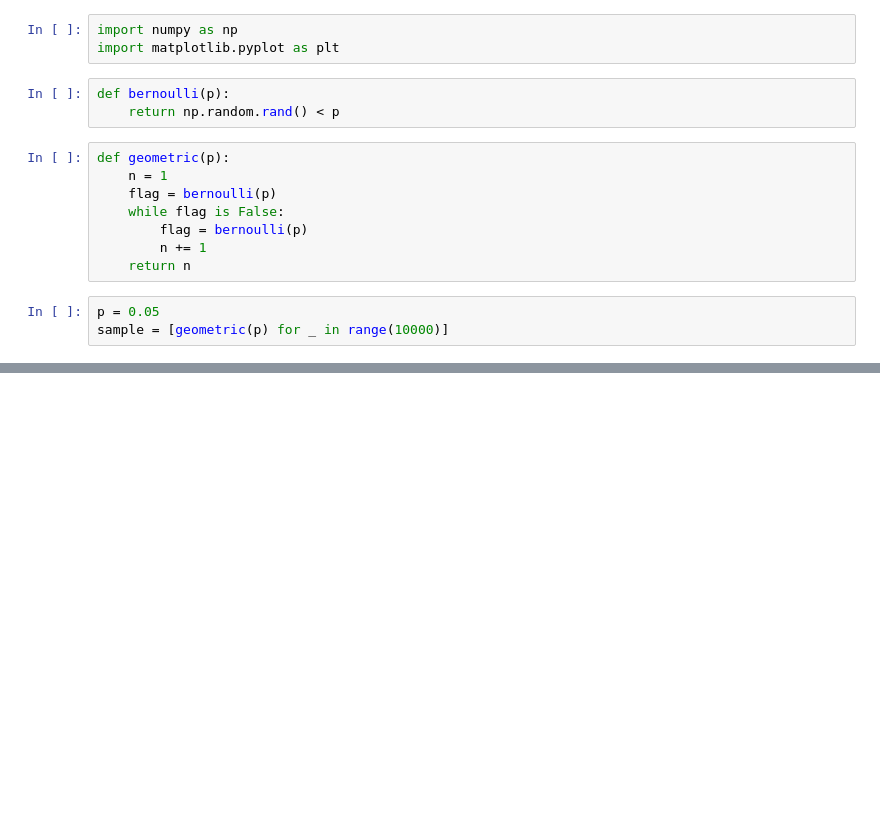
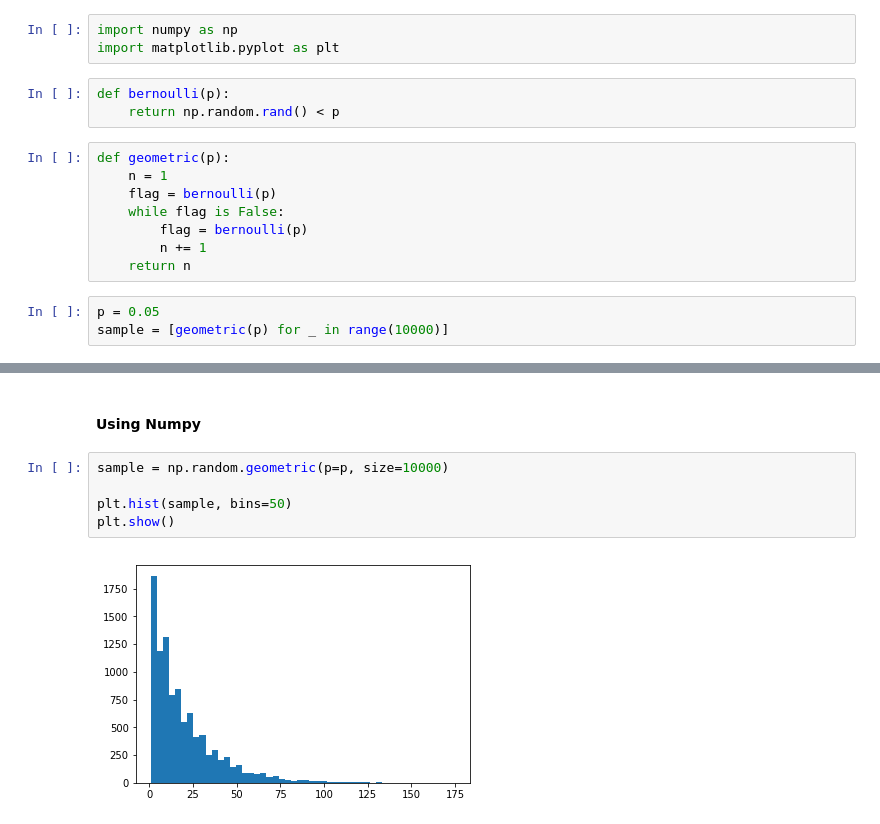
Before and after one commit to shawlu95/Data-Science-Toolbox, a Jupyter notebook: distribution/geometric.ipynb, the cells around one changed output, grey strips where cells are left out. Saved outputs shown, nothing was run; the diff lists cells and outputs as text; blank space fills up the shorter version.

```diff
--- a/distribution/geometric.ipynb
+++ b/distribution/geometric.ipynb
@@ -34 +34,10 @@ variance empirical: 394.58
 variance analytical: 380.00
+# %% [markdown]
+#### Using Numpy
+# %%
+sample = np.random.geometric(p=p, size=10000)
+
+plt.hist(sample, bins=50)
+plt.show()
+# %% [output]
+[figure, added]
```
Also changed, not shown: parts of 3 cells of this notebook, 8 other files.
